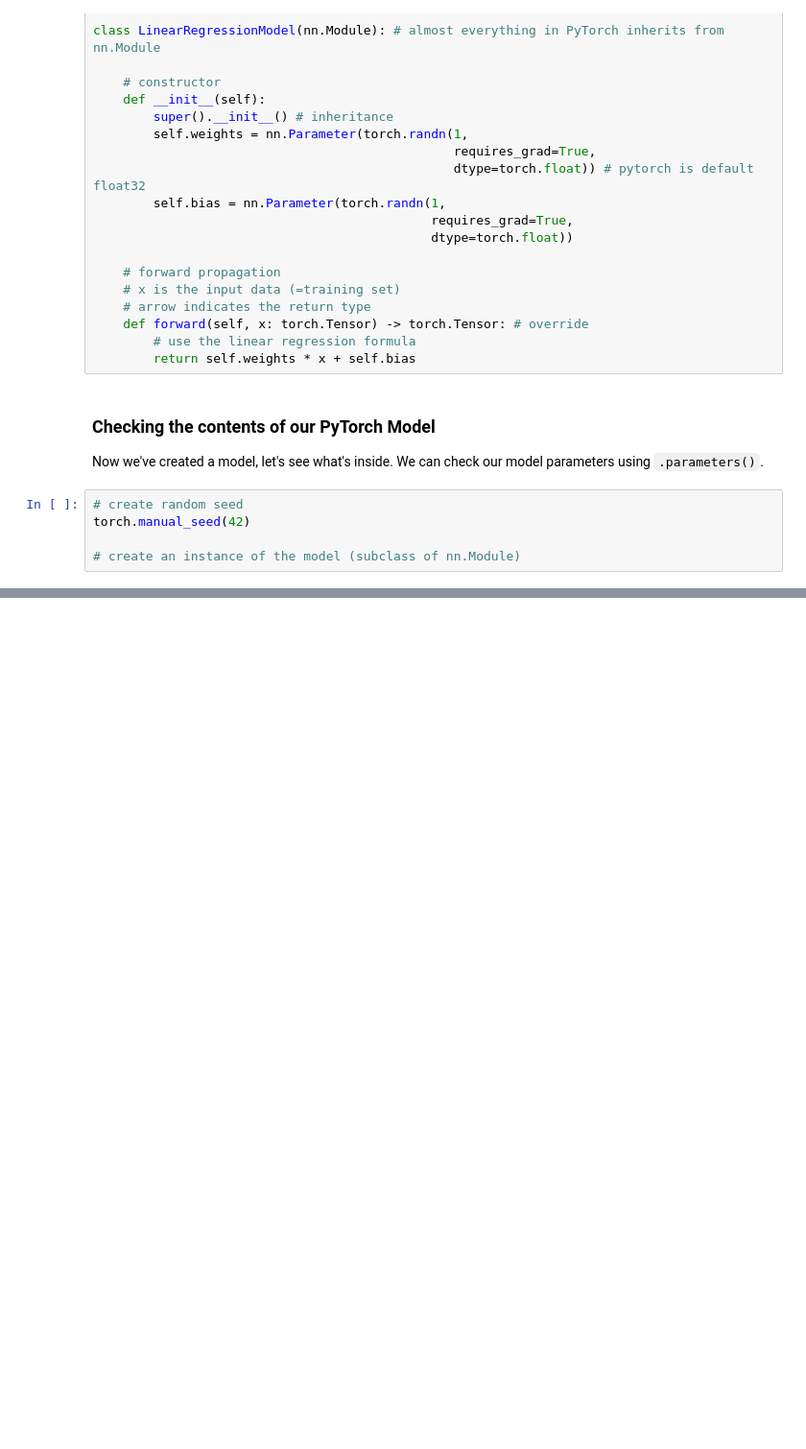
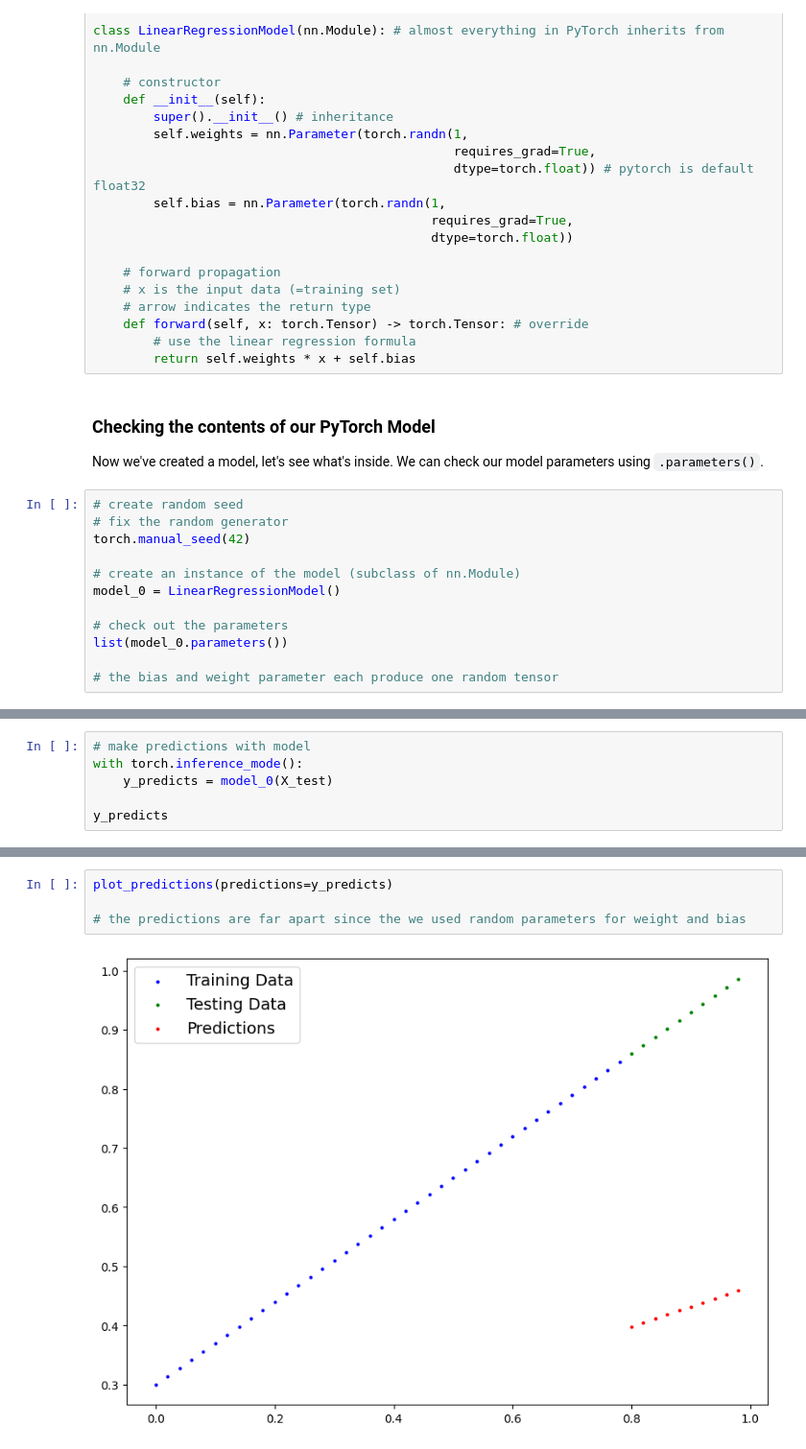
Before and after one commit to jk-junhokim/PyTorch-TensorFlow, a Jupyter notebook: intro_to_pytorch/01_pytorch_workflow.ipynb, the cells around one changed output, grey strips where cells are left out. Shown at 96% size. Drawn from its saved outputs; the diff is of its cells as text; blank space fills up the shorter version.

Commit message:
start training models

```diff
--- a/intro_to_pytorch/01_pytorch_workflow.ipynb
+++ b/intro_to_pytorch/01_pytorch_workflow.ipynb
@@ -173,6 +173,13 @@ Now we've created a model, let's see what's inside.
 We can check our model parameters using `.parameters()`.
 # %%
 # create random seed
+# fix the random generator
 torch.manual_seed(42)
 
 # create an instance of the model (subclass of nn.Module)
+model_0 = LinearRegressionModel()
+
+# check out the parameters
+list(model_0.parameters())
+
+# the bias and weight parameter each produce one random tensor
@@ -178,0 +224,6 @@ torch.manual_seed(42)
+# %%
+# make predictions with model
+with torch.inference_mode():
+    y_predicts = model_0(X_test)
+
+y_predicts
@@ -178,0 +256,6 @@ torch.manual_seed(42)
+# %%
+plot_predictions(predictions=y_predicts)
+
+# the predictions are far apart since the we used random parameters for weight and bias
+# %% [output]
+[figure, added]
```
Also changed, not shown: parts of 8 cells of this notebook.
